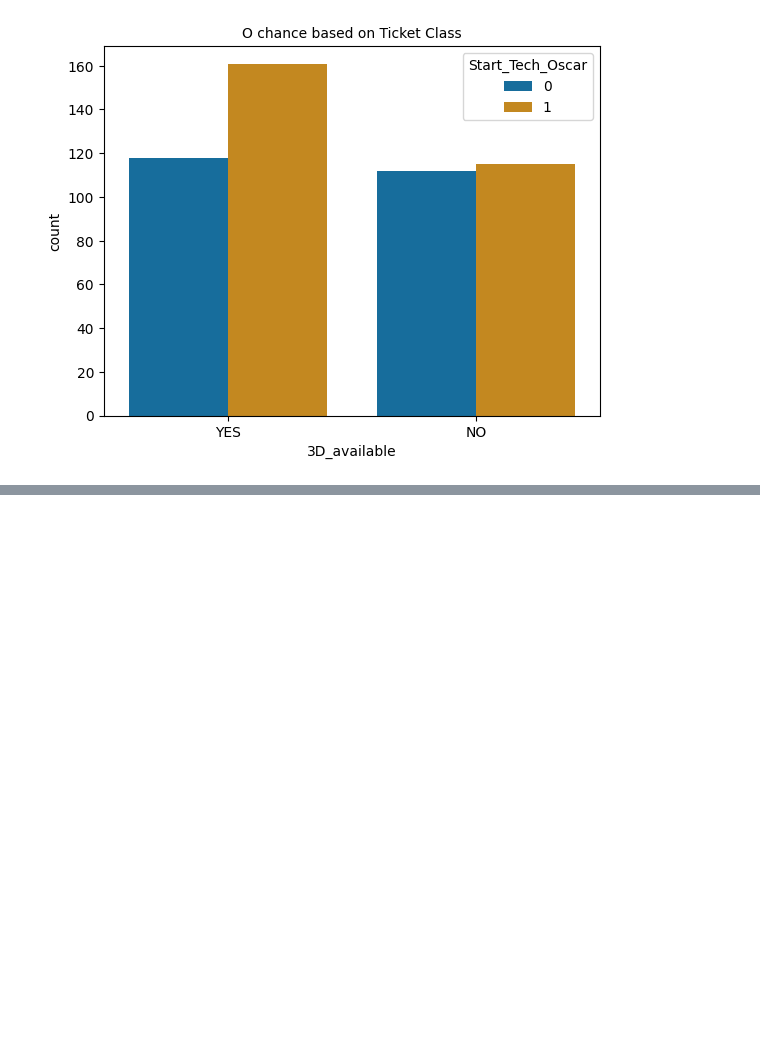
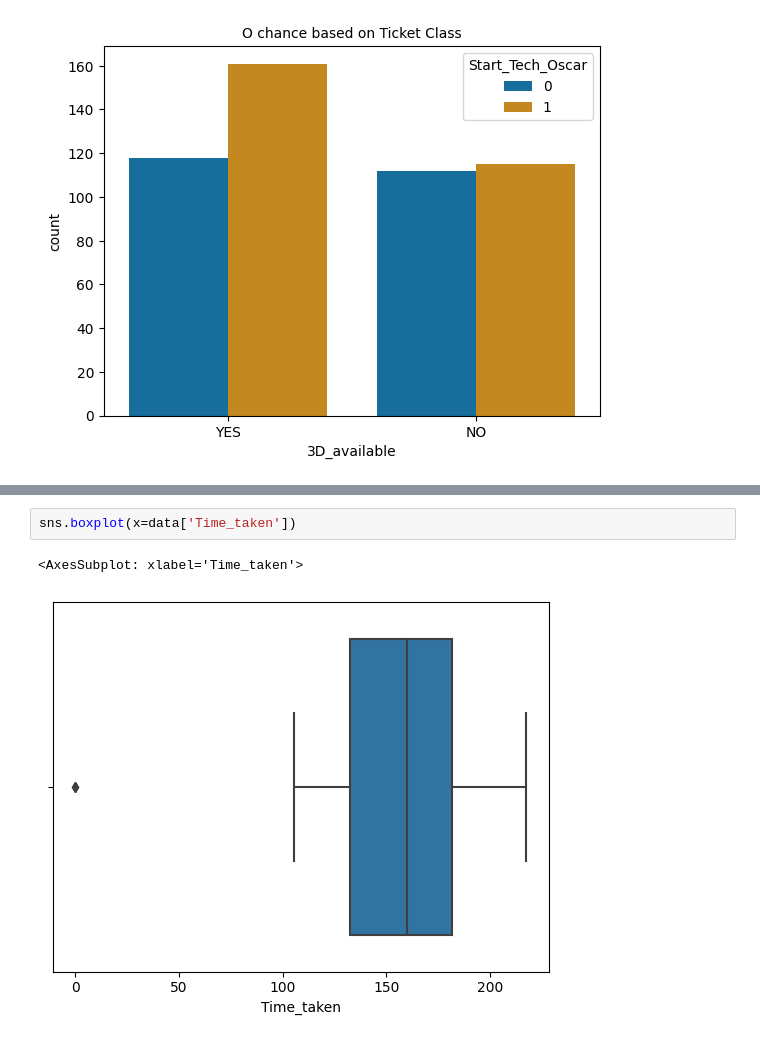
Before and after one commit to nadeap/Fullstack-DS, a Jupyter notebook: eda-fe.ipynb, the cells around one changed output, grey strips where cells are left out. Drawn from its saved outputs; the diff is of its cells as text; blank space fills up the shorter version.

```diff
--- a/eda-fe.ipynb
+++ b/eda-fe.ipynb
@@ -114,0 +125,5 @@ plt.title('O chance based on Ticket Class', fontsize = 10);
+# %%
+sns.boxplot(x=data['Time_taken'])
+# %% [output]
+<AxesSubplot: xlabel='Time_taken'>
+[figure, added]
```
Also changed, not shown: parts of 3 cells of this notebook.
